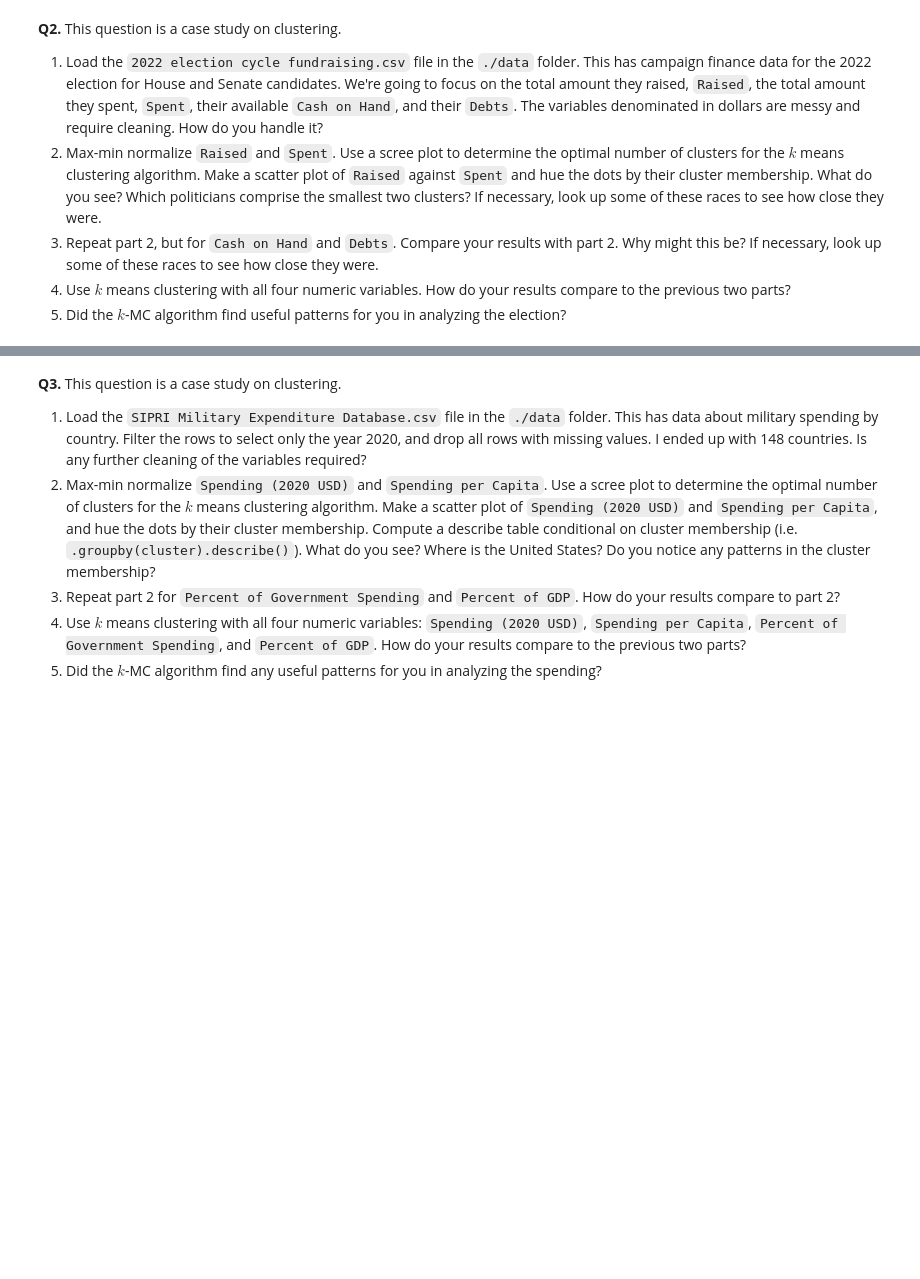
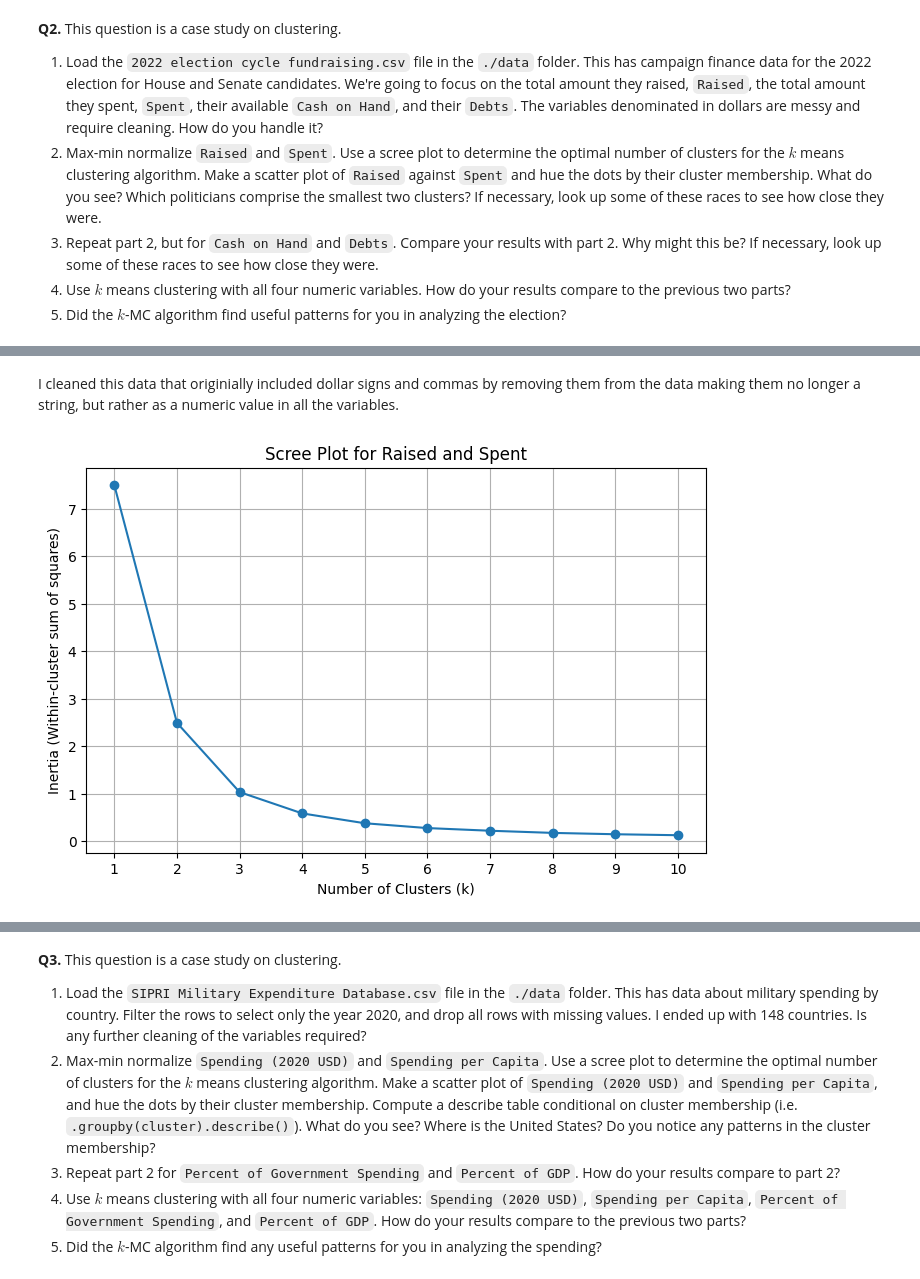
Before and after one commit to brittanyasare04/clustering_assignment, a Jupyter notebook: assignment_clustering.ipynb, the cells around one changed output, grey strips where cells are left out. Drawn from its saved outputs; the diff is of its cells as text; code cells hidden in the pictures; blank space fills up the shorter version.

Commit message:
Created using Colab Newest version of HW Assignment

```diff
--- a/assignment_clustering.ipynb
+++ b/assignment_clustering.ipynb
@@ -90,3 +149,17 @@ plt.show()
 3. Repeat part 2, but for `Cash on Hand` and `Debts`. Compare your results with part 2. Why might this be? If necessary, look up some of these races to see how close they were.
 4. Use $k$ means clustering with all four numeric variables. How do your results compare to the previous two parts?
 5. Did the $k$-MC algorithm find useful patterns for you in analyzing the election?
+# %%
+# Loading the 2022 election cycle fundraising.csv file
+df = pd.read_csv('./clustering_assignment/data/2022 election cycle fundraising.csv')
+# %%
+def clean_currency(s):
+    if isinstance(s, str):
+        return float(s.replace('$', '').replace(',', ''))
+    return float(s)
+
+for col in ['Raised', 'Spent', 'Cash on Hand', 'Debts']:
+    df[col] = df[col].apply(clean_currency)
+
+display(df.head())
+display(df.info())
@@ -92,0 +190,29 @@ plt.show()
+# %% [markdown]
+I cleaned this data that originially included dollar signs and commas by removing them from the data making them no longer a string, but rather as a numeric value in all the variables.
+# %%
+from sklearn.preprocessing import MinMaxScaler
+from sklearn.cluster import KMeans
+import matplotlib.pyplot as plt
+
+# Max-min normalize 'Raised' and 'Spent'
+scaler = MinMaxScaler()
+df[['Raised_normalized', 'Spent_normalized']] = scaler.fit_transform(df[['Raised', 'Spent']])
+
+# Create a scree plot for the normalized data
+X_raised_spent = df[['Raised_normalized', 'Spent_normalized']]
+inertia_raised_spent = []
+for k in range(1, 11):
+    kmeans = KMeans(n_clusters=k, random_state=100, n_init=10)
+    kmeans.fit(X_raised_spent)
+    inertia_raised_spent.append(kmeans.inertia_)
+
+plt.figure(figsize=(8, 5))
+plt.plot(range(1, 11), inertia_raised_spent, marker='o')
+plt.xlabel('Number of Clusters (k)')
+plt.ylabel('Inertia (Within-cluster sum of squares)')
+plt.title('Scree Plot for Raised and Spent')
+plt.xticks(range(1, 11))
+plt.grid(True)
+plt.show()
+# %% [output]
+[figure, added]
```
Also changed, not shown: parts of 16 cells of this notebook.
